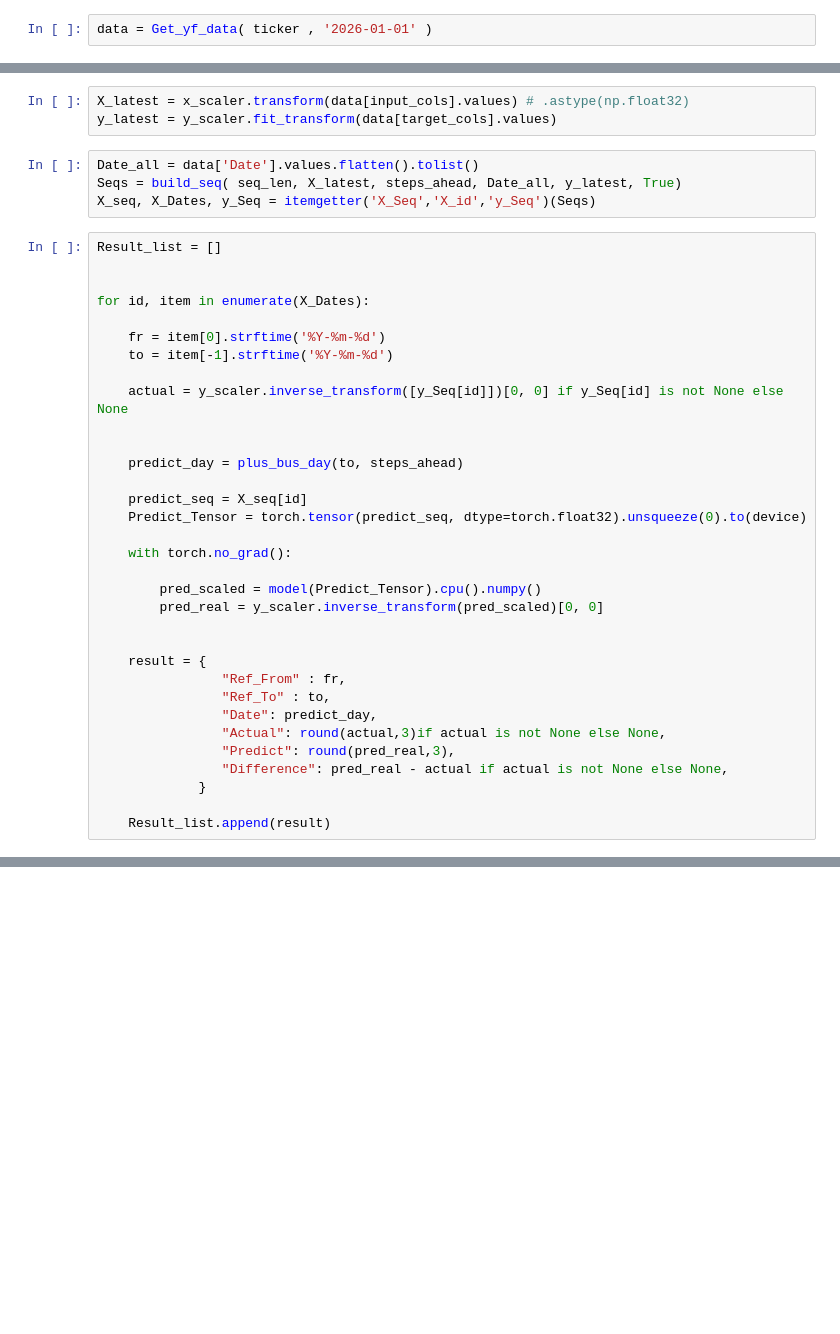
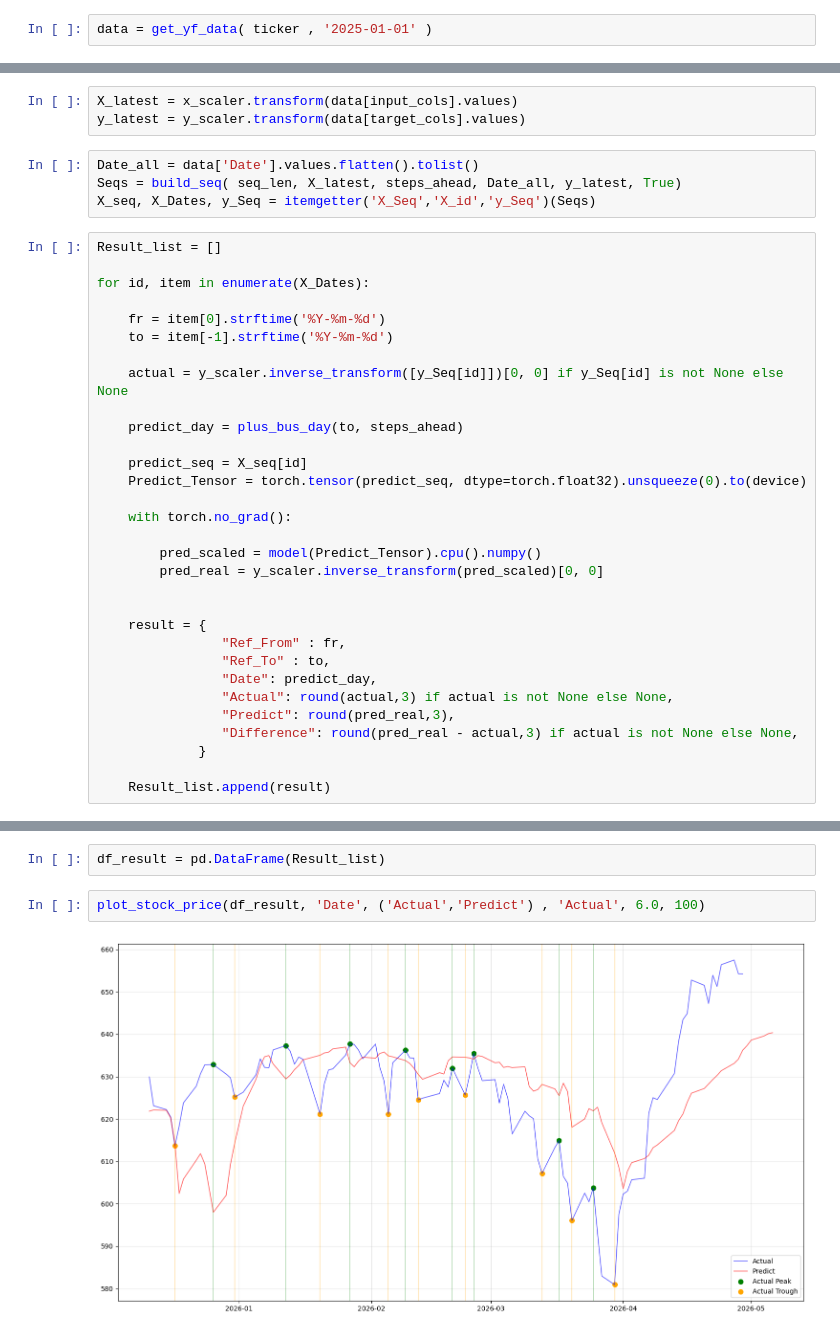
Before and after one commit to Adalaupy/pytorch-usages, a Jupyter notebook: predict/lstm_predict.ipynb, the cells around one changed output, grey strips where cells are left out. Cells and saved outputs as stored; diff of their text form; blank space fills up the shorter version.

Commit message:
Add Plot function

```diff
--- a/predict/lstm_predict.ipynb
+++ b/predict/lstm_predict.ipynb
@@ -37,21 +37,20 @@ _ = model.eval()
 # %% [markdown]
 # Get Latest Data
 # %%
-data = Get_yf_data( ticker , '2026-01-01' )
+data = get_yf_data( ticker , '2025-01-01' )
 # %% [output]
 [*********************100%***********************]  1 of 1 completed
 # %% [markdown]
 # Prepare Data
 # %%
-X_latest = x_scaler.transform(data[input_cols].values) # .astype(np.float32)
-y_latest = y_scaler.fit_transform(data[target_cols].values)
+X_latest = x_scaler.transform(data[input_cols].values)
+y_latest = y_scaler.transform(data[target_cols].values)
 # %%
 Date_all = data['Date'].values.flatten().tolist()
 Seqs = build_seq( seq_len, X_latest, steps_ahead, Date_all, y_latest, True)
 X_seq, X_Dates, y_Seq = itemgetter('X_Seq','X_id','y_Seq')(Seqs)
 # %%
 Result_list = []
-
 
 for id, item in enumerate(X_Dates):
 
@@ -59,7 +58,6 @@ for id, item in enumerate(X_Dates):
     to = item[-1].strftime('%Y-%m-%d')
 
     actual = y_scaler.inverse_transform([y_Seq[id]])[0, 0] if y_Seq[id] is not None else None
-
 
     predict_day = plus_bus_day(to, steps_ahead)
 
@@ -76,9 +74,9 @@ for id, item in enumerate(X_Dates):
                 "Ref_From" : fr,
                 "Ref_To" : to,
                 "Date": predict_day,
-                "Actual": round(actual,3)if actual is not None else None,
+                "Actual": round(actual,3) if actual is not None else None,
                 "Predict": round(pred_real,3),
-                "Difference": pred_real - actual if actual is not None else None,
+                "Difference": round(pred_real - actual,3) if actual is not None else None,
              }
 
     Result_list.append(result)
@@ -106,0 +83,6 @@ display(pd.DataFrame(Result_list))
+# %%
+df_result = pd.DataFrame(Result_list)
+# %%
+plot_stock_price(df_result, 'Date', ('Actual','Predict') , 'Actual', 6.0, 100)
+# %% [output]
+[figure, added]
```
Also changed, not shown: parts of 5 cells of this notebook, 4 other files.
